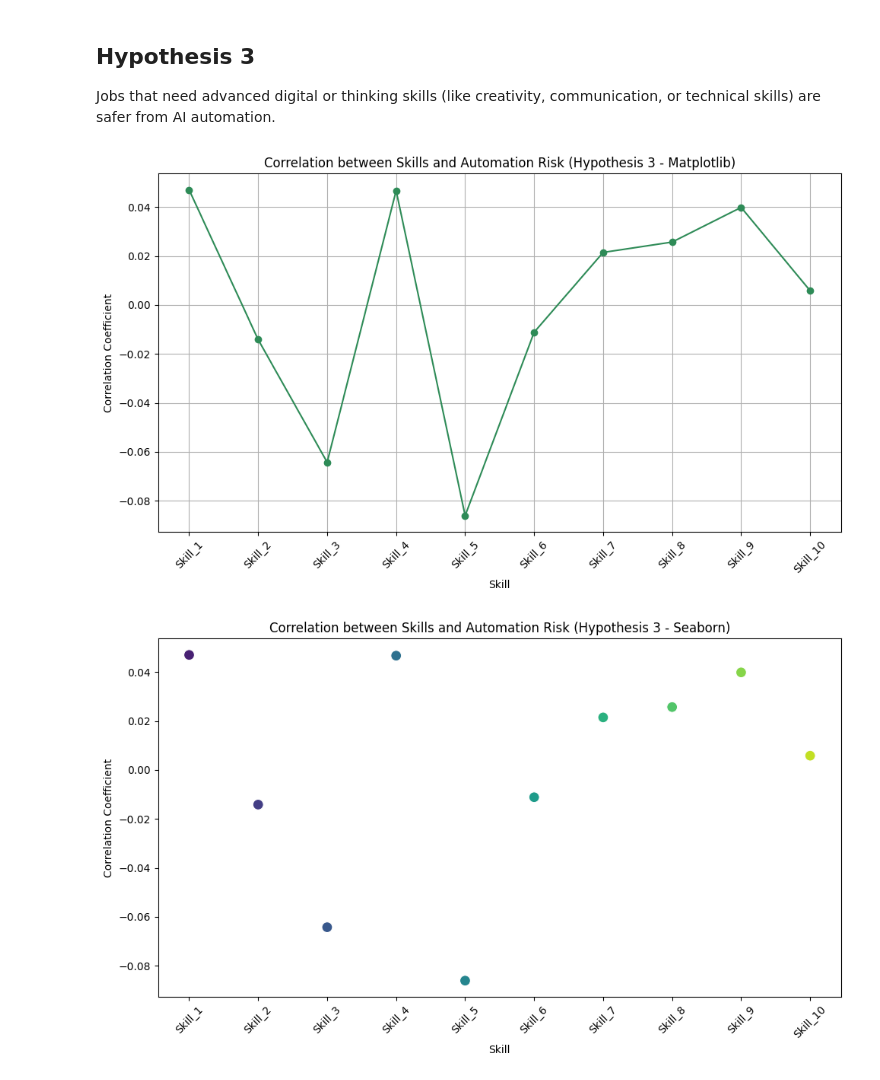
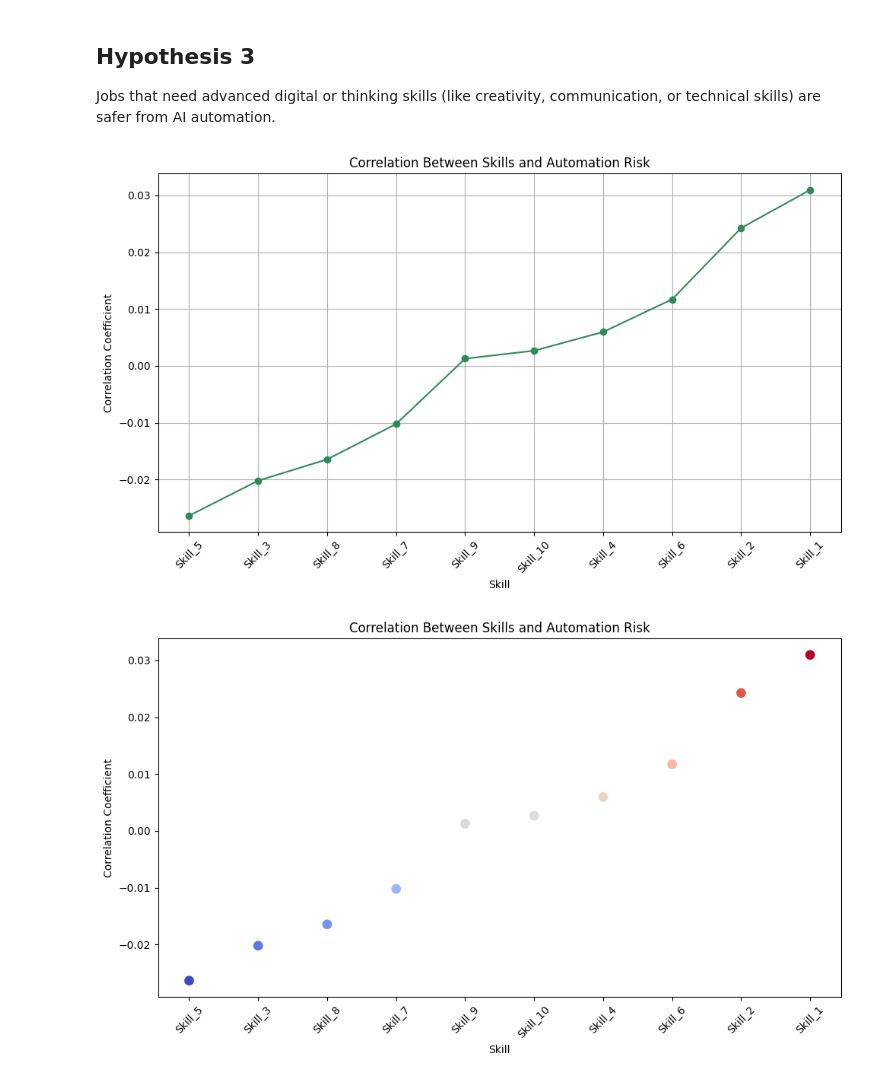
Before and after one commit to sunnyjandu/AI_Impact_on_Jobs, a Jupyter notebook: jupyter_notebooks/ETL_Datavis.ipynb, the cells around one changed output. Drawn from its saved outputs; the diff is of its cells as text; code cells hidden in the pictures.

```diff
--- a/jupyter_notebooks/ETL_Datavis.ipynb
+++ b/jupyter_notebooks/ETL_Datavis.ipynb
@@ -67,7 +67,7 @@ Name: count, dtype: int64
 4. Standardise formats.
 # %%
 # Explore the data
-df = df_full.head(500)  # Limit to 500 rows for manageability
+df = df_full.head(3000)  # Limit to 300 rows for manageability
 print("Shape:", df.shape)
 print("Head:")
 display(df.head())
@@ -343,64 +349,50 @@ Jobs that need advanced digital or thinking skills (like creativity, communicati
 # Identify skill columns
 skill_cols = [f'Skill_{i}' for i in range(1, 11)]
 
-# Calculate correlations
-correlations = (
-    df[skill_cols + ['Automation_Probability_2030']]
-    .corr()['Automation_Probability_2030']
-    .drop('Automation_Probability_2030')
-)
+# Calculate correlations with automation risk
+correlations = df[skill_cols + ['Automation_Probability_2030']].corr()['Automation_Probability_2030'].drop('Automation_Probability_2030')
 
-df_h3 = correlations.reset_index()
-df_h3.columns = ['Skill', 'Correlation_with_Risk']
+# Convert to DataFrame for plotting
+df_skills_corr = correlations.reset_index()
+df_skills_corr.columns = ['Skill', 'Correlation_with_Risk']
 
+# Sort by correlation (optional, makes visualization easier to read)
+df_skills_corr = df_skills_corr.sort_values(by='Correlation_with_Risk', ascending=True)
 
-# Matplotlib visualization
+# Matplotlib Line Plot
 plt.figure(figsize=(10, 6))
 plt.plot(
-    df_h3['Skill'],
-    df_h3['Correlation_with_Risk'],
+    df_skills_corr['Skill'],
+    df_skills_corr['Correlation_with_Risk'],
     marker='o',
     linestyle='-',
     color='seagreen'
 )
-plt.title('Correlation between Skills and Automation Risk (Hypothesis 3 - Matplotlib)')
+plt.title('Correlation Between Skills and Automation Risk')
 plt.xlabel('Skill')
 plt.ylabel('Correlation Coefficient')
 plt.xticks(rotation=45)
 plt.grid(True)
 plt.tight_layout()
 plt.show()
 
-# Seaborn visualization (FIXED warning)
+# Seaborn Scatter Plot
 plt.figure(figsize=(10, 6))
 sns.scatterplot(
-    data=df_h3,
+    data=df_skills_corr,
     x='Skill',
     y='Correlation_with_Risk',
-    hue='Skill',        # FIX: enables palette
-    palette='viridis',
+    hue='Correlation_with_Risk',
+    palette='coolwarm',
     s=100,
     legend=False
 )
-plt.title('Correlation between Skills and Automation Risk (Hypothesis 3 - Seaborn)')
+plt.title('Correlation Between Skills and Automation Risk')
 plt.xlabel('Skill')
 plt.ylabel('Correlation Coefficient')
 plt.xticks(rotation=45)
 plt.tight_layout()
 plt.show()
-
-
-# Plotly visualization (INTERACTIVE)
-fig = px.bar(
-    df_h3,
-    x='Skill',
-    y='Correlation_with_Risk',
-    color='Correlation_with_Risk',
-    color_continuous_scale='RdYlGn_r',
-    title='Correlation between Skills and Automation Risk (Hypothesis 3 - Plotly)'
-)
-
-fig.show()
 # %% [output]
-[figure, old version]
+[figure, new version]
-[figure, old version]
+[figure, new version]
```
Also changed, not shown: parts of 6 cells of this notebook, 1 other file.
